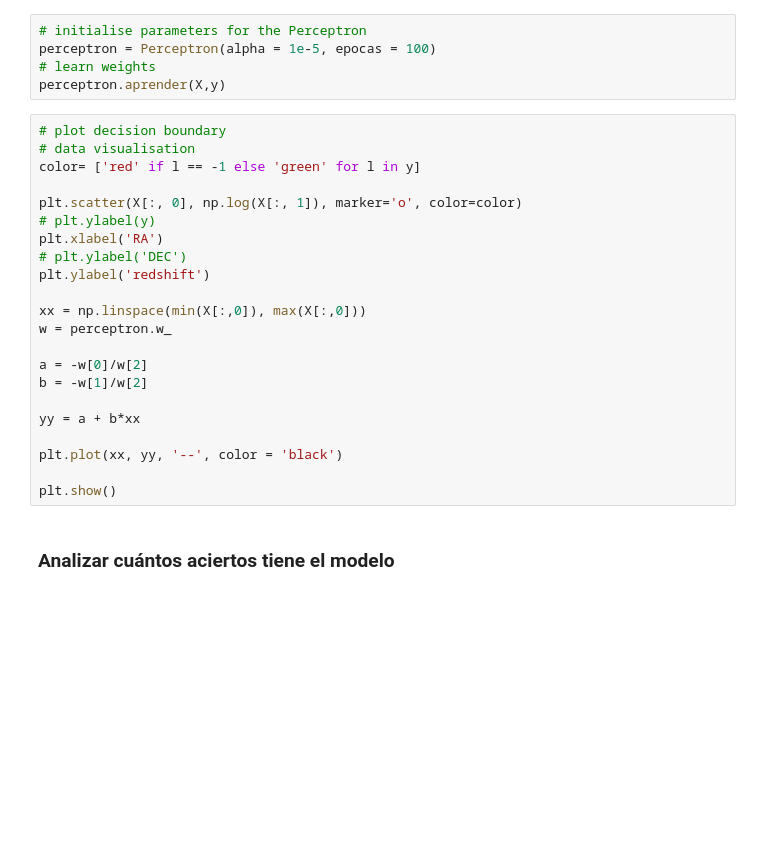
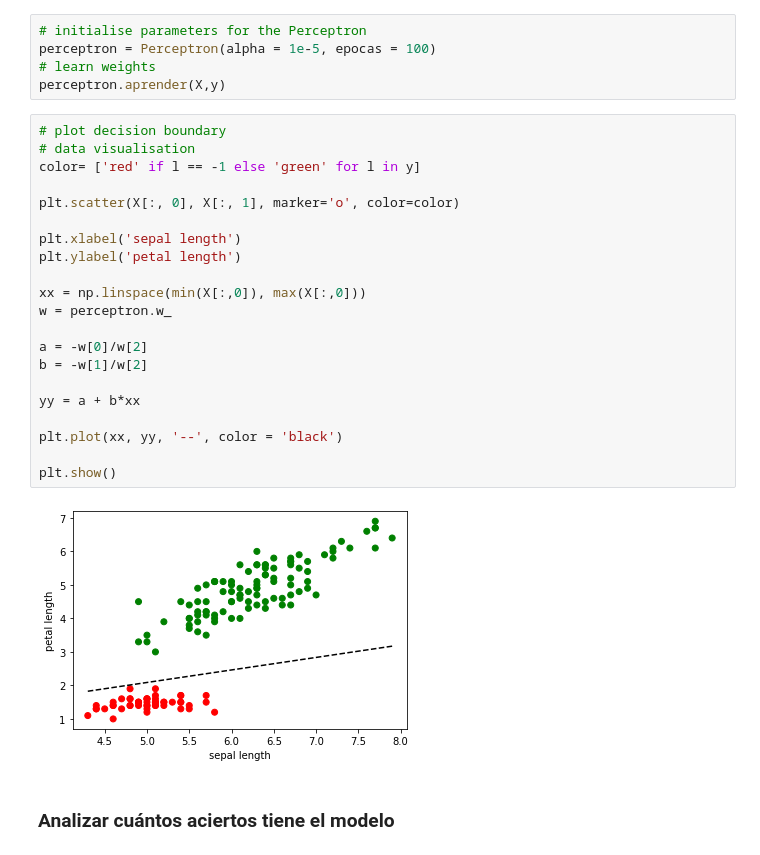
Before and after one commit to igomezv/DLCIMATAGS, a Jupyter notebook: notebooks/1-Primeras_neuronas_artificiales.ipynb, the cells around one changed output. Saved outputs shown, nothing was run; the diff lists cells and outputs as text; blank space fills up the shorter version.

```diff
--- a/notebooks/1-Primeras_neuronas_artificiales.ipynb
+++ b/notebooks/1-Primeras_neuronas_artificiales.ipynb
@@ -232,25 +252,26 @@ perceptron.aprender(X,y)
 # %%
 # plot decision boundary
 # data visualisation
 color= ['red' if l == -1 else 'green' for l in y]
 
-plt.scatter(X[:, 0], np.log(X[:, 1]), marker='o', color=color)
-# plt.ylabel(y)
-plt.xlabel('RA')
-# plt.ylabel('DEC')
-plt.ylabel('redshift')
+plt.scatter(X[:, 0], X[:, 1], marker='o', color=color)
+
+plt.xlabel('sepal length')
+plt.ylabel('petal length')
 
 xx = np.linspace(min(X[:,0]), max(X[:,0]))
 w = perceptron.w_
 
 a = -w[0]/w[2]
 b = -w[1]/w[2]
 
 yy = a + b*xx
 
 plt.plot(xx, yy, '--', color = 'black')
 
 plt.show()
+# %% [output]
+[figure, added]
 # %% [markdown]
 ### Analizar cuántos aciertos tiene el modelo
 # %%
```
Also changed, not shown: parts of 6 cells of this notebook.
